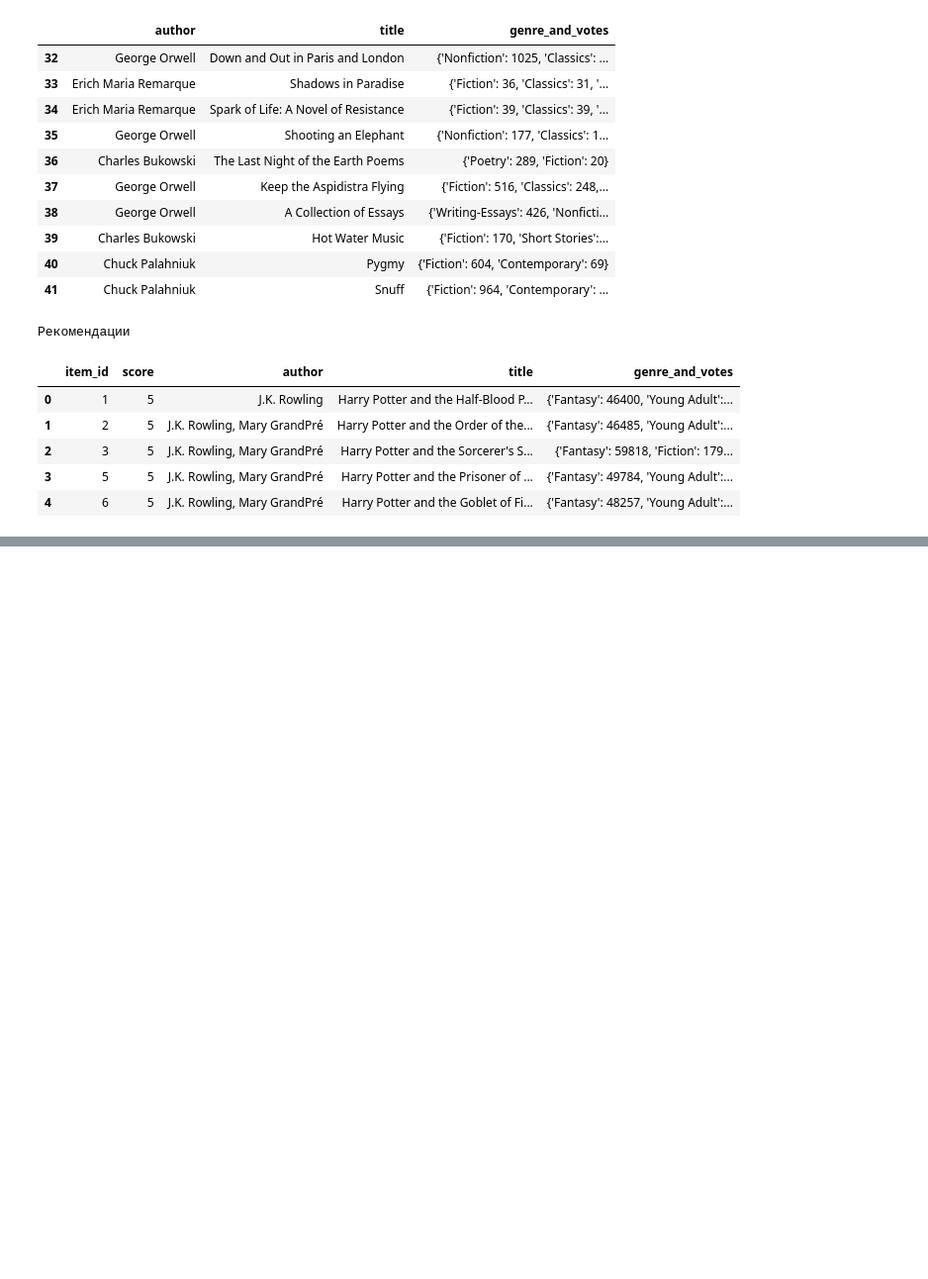
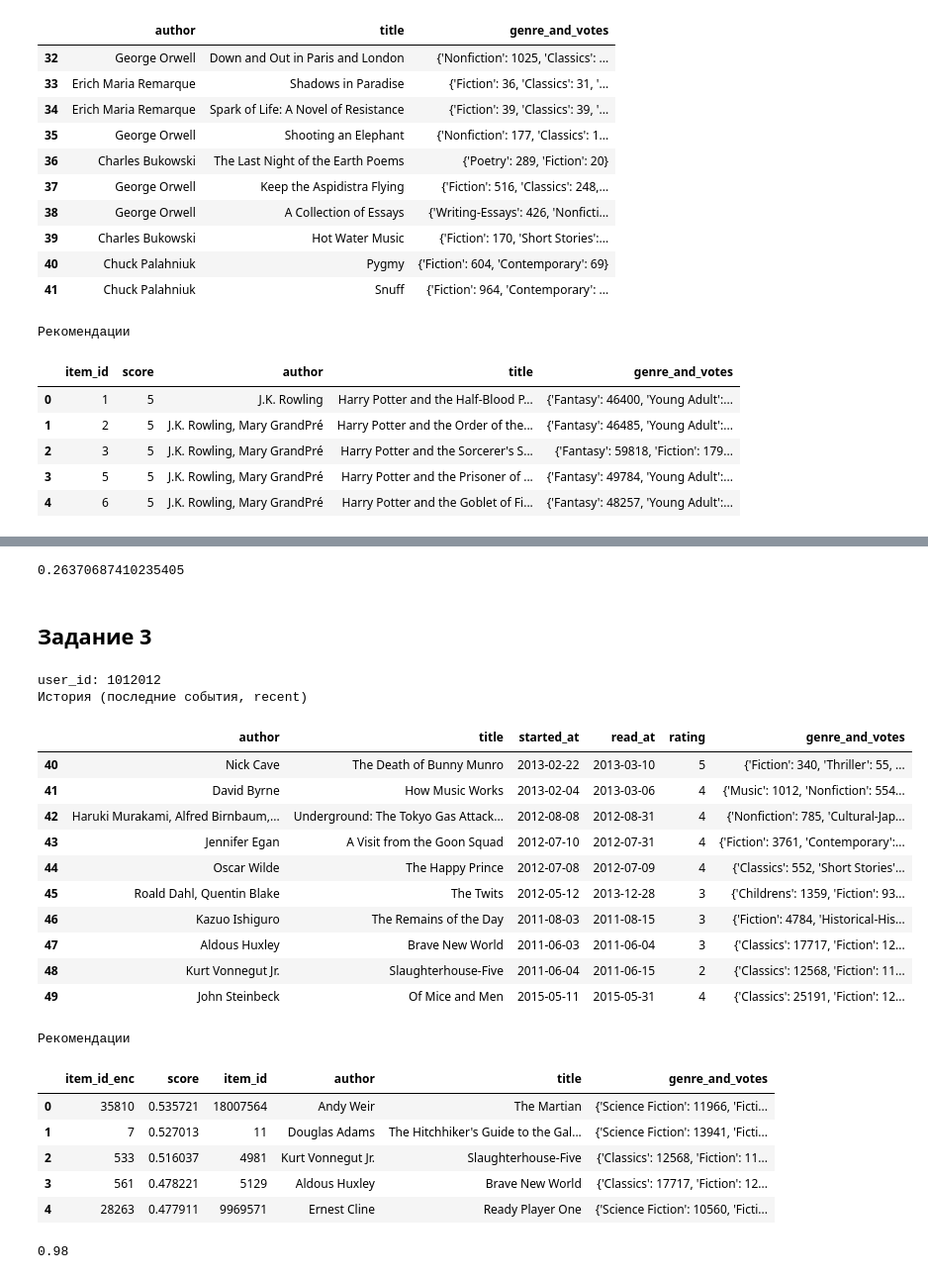
Before and after one commit to RumKam/mle-recsys-start, a Jupyter notebook: preprocessing.ipynb, the cells around one changed output, grey strips where cells are left out. Shown at 99% size. Cells and saved outputs as stored; diff of their text form; code cells hidden in the pictures; blank space fills up the shorter version.

```diff
--- a/preprocessing.ipynb
+++ b/preprocessing.ipynb
@@ -584,0 +655,74 @@ user_id: 1068637
+# %%
+# создаём sparse-матрицу формата CSR
+user_item_matrix_train = scipy.sparse.csr_matrix((
+    events_train["rating"],
+    (events_train['user_id_enc'], events_train['item_id_enc'])),
+    dtype=np.int8)
+# %%
+import sys
+
+sum([sys.getsizeof(i) for i in user_item_matrix_train.data])/1024**3
+# %% [output]
+0.26370687410235405
+# %%
+from implicit.als import AlternatingLeastSquares
+
+als_model = AlternatingLeastSquares(factors=50, iterations=50, regularization=0.05, random_state=0)
+als_model.fit(user_item_matrix_train)
+# %%
+def get_recommendations_als(user_item_matrix, model, user_id, user_encoder, item_encoder, include_seen=True, n=5):
+    """
+    Возвращает отранжированные рекомендации для заданного пользователя
+    """
+    user_id_enc = user_encoder.transform([user_id])[0]
+    recommendations = model.recommend(
+         user_id_enc,
+         user_item_matrix[user_id_enc],
+         filter_already_liked_items=not include_seen,
+         N=n)
+    recommendations = pd.DataFrame({"item_id_enc": recommendations[0], "score": recommendations[1]})
+    recommendations["item_id"] = item_encoder.inverse_transform(recommendations["item_id_enc"])
+
+    return recommendations
+# %% [markdown]
+## Задание 3
+# %%
+# выберем произвольного пользователя из тренировочной выборки ("прошлого")
+user_id = events_train['user_id'].sample().iat[0]
+
+print(f"user_id: {user_id}")
+
+print("История (последние события, recent)")
+user_history = (
+    events_train
+    .query("user_id == @user_id")
+    .merge(items.set_index("item_id")[["author", "title", "genre_and_votes"]], on="item_id")
+)
+user_history_to_print = user_history[["author", "title", "started_at", "read_at", "rating", "genre_and_votes"]].tail(10)
+display(user_history_to_print)
+
+print("Рекомендации")
+user_recommendations = get_recommendations_als(user_item_matrix_train, als_model, user_id, user_encoder, item_encoder, include_seen=True, n=5)
+user_recommendations = user_recommendations.merge(items[["item_id", "author", "title", "genre_and_votes"]], on="item_id")
+display(user_recommendations)
+# %% [output]
+user_id: 1012012
+История (последние события, recent)
+|  | author | title | started_at | read_at | rating | genre_and_votes |
+| 40 | Nick Cave | The Death of Bunny Munro | 2013-02-22 | 2013-03-10 | 5 | {'Fiction': 340, 'Thriller': 55, ... |
+| 41 | David Byrne | How Music Works | 2013-02-04 | 2013-03-06 | 4 | {'Music': 1012, 'Nonfiction': 554... |
+| 42 | Haruki Murakami, Alfred Birnbaum,... | Underground: The Tokyo Gas Attack... | 2012-08-08 | 2012-08-31 | 4 | {'Nonfiction': 785, 'Cultural-Jap... |
+| 43 | Jennifer Egan | A Visit from the Goon Squad | 2012-07-10 | 2012-07-31 | 4 | {'Fiction': 3761, 'Contemporary':... |
+| 44 | Oscar Wilde | The Happy Prince | 2012-07-08 | 2012-07-09 | 4 | {'Classics': 552, 'Short Stories'... |
+| 45 | Roald Dahl, Quentin Blake | The Twits | 2012-05-12 | 2013-12-28 | 3 | {'Childrens': 1359, 'Fiction': 93... |
+| 46 | Kazuo Ishiguro | The Remains of the Day | 2011-08-03 | 2011-08-15 | 3 | {'Fiction': 4784, 'Historical-His... |
+| 47 | Aldous Huxley | Brave New World | 2011-06-03 | 2011-06-04 | 3 | {'Classics': 17717, 'Fiction': 12... |
+| 48 | Kurt Vonnegut Jr. | Slaughterhouse-Five | 2011-06-04 | 2011-06-15 | 2 | {'Classics': 12568, 'Fiction': 11... |
+| 49 | John Steinbeck | Of Mice and Men | 2015-05-11 | 2015-05-31 | 4 | {'Classics': 25191, 'Fiction': 12... |
+Рекомендации
+|  | item_id_enc | score | item_id | author | title | genre_and_votes |
+| 0 | 35810 | 0.535721 | 18007564 | Andy Weir | The Martian | {'Science Fiction': 11966, 'Ficti... |
+| 1 | 7 | 0.527013 | 11 | Douglas Adams | The Hitchhiker's Guide to the Gal... | {'Science Fiction': 13941, 'Ficti... |
+| 2 | 533 | 0.516037 | 4981 | Kurt Vonnegut Jr. | Slaughterhouse-Five | {'Classics': 12568, 'Fiction': 11... |
+| 3 | 561 | 0.478221 | 5129 | Aldous Huxley | Brave New World | {'Classics': 17717, 'Fiction': 12... |
+| 4 | 28263 | 0.477911 | 9969571 | Ernest Cline | Ready Player One | {'Science Fiction': 10560, 'Ficti... |
@@ -584,0 +788,4 @@ user_id: 1068637
+# %%
+print(round(ndcg_at_5_scores.mean(), 2))
+# %% [output]
+0.98
```
Also changed, not shown: parts of 46 cells of this notebook.
